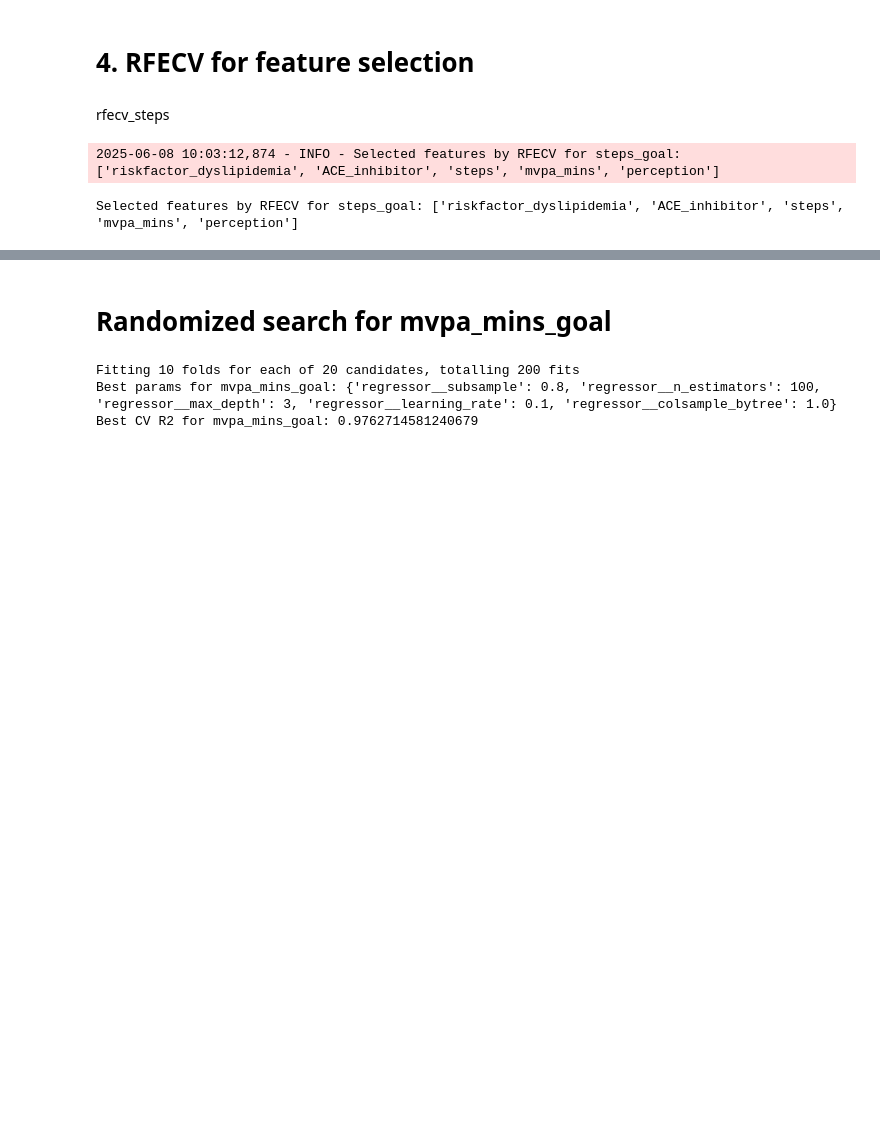
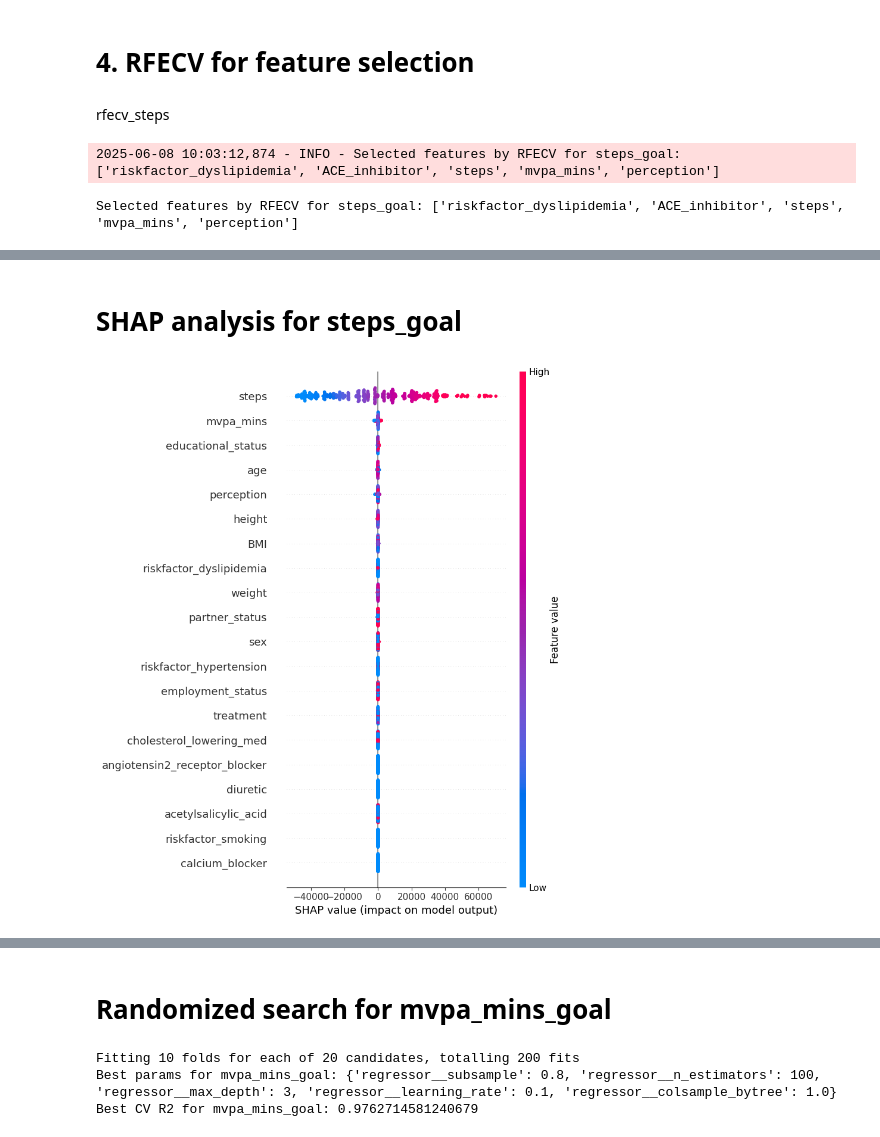
Before and after one commit to aliowx/activity-goal-prediction, a Jupyter notebook: notebook/final_model_notebook.ipynb, the cells around one changed output, grey strips where cells are left out. Cells and saved outputs as stored; diff of their text form; code cells hidden in the pictures; blank space fills up the shorter version.

```diff
--- a/notebook/final_model_notebook.ipynb
+++ b/notebook/final_model_notebook.ipynb
@@ -594,0 +595,6 @@ Selected features by RFECV for steps_goal: ['riskfactor_dyslipidemia', 'ACE_inhi
+# %%
+rfecv_mvpa = RFECV(estimator=XGBRegressor(objective='reg:squarederror', random_state=SEED), step=1, cv=cv, scoring='r2', n_jobs=-1)
+rfecv_mvpa.fit(X_preprocessed, y_temp['mvpa_mins_goal'])
+rfecv_features_mvpa = [numeric_columns[i] for i in range(len(numeric_columns)) if rfecv_mvpa.support_[i]]
+print("Selected features by RFECV for mvpa_mins_goal:", rfecv_features_mvpa)
+logger.info(f"Selected features by RFECV for mvpa_mins_goal: {rfecv_features_mvpa}")
@@ -594,0 +604,14 @@ Selected features by RFECV for steps_goal: ['riskfactor_dyslipidemia', 'ACE_inhi
+# %% [markdown]
+# SHAP analysis for steps_goal
+# %%
+
+explainer_steps = shap.TreeExplainer(xgb_model_steps)
+shap_values_steps = explainer_steps.shap_values(X_preprocessed)
+
+plt.figure(figsize=(10, 6))
+shap.summary_plot(shap_values_steps, X_preprocessed, feature_names=numeric_columns, show=False)
+plt.savefig('../photo/shap_feature_importance_steps_goal.png')
+plt.show()
+logger.info("SHAP feature importance plot for steps_goal saved as '../photo/shap_feature_importance_steps_goal.png'")
+# %% [output]
+[figure, added]
```
Also changed, not shown: parts of 30 cells of this notebook.
